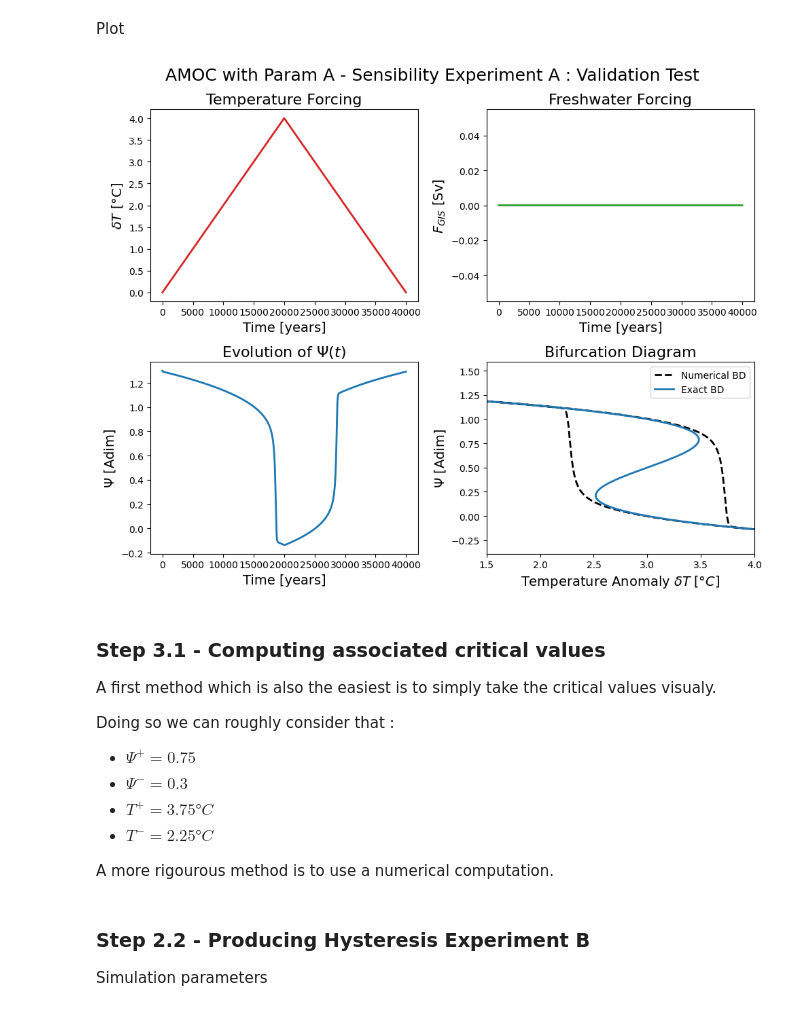
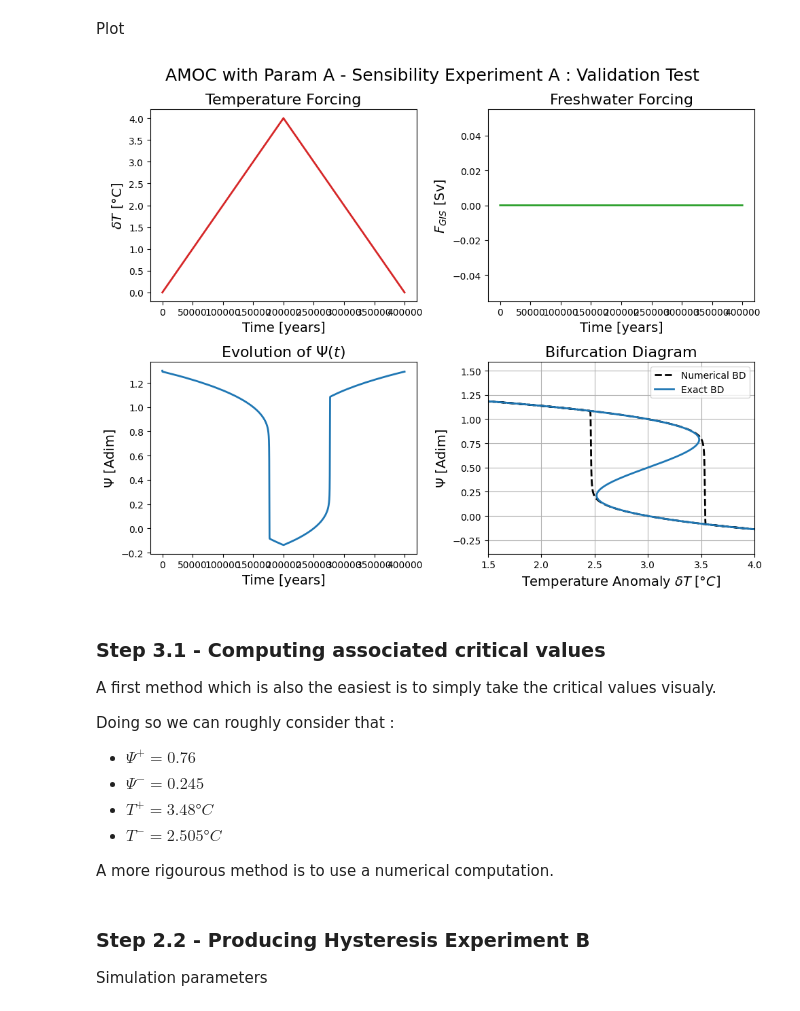
Before and after one commit to AmauryLaridon/LPHYS2299-Master-s-Thesis, a Jupyter notebook: AMOC-GIS Tipping Module/Tipping Module Calibration - Param A/Tipping Module Calibration ParamA.ipynb, the cells around one changed output. Cells and saved outputs as stored; diff of their text form; code cells hidden in the pictures.

```diff
--- a/AMOC-GIS Tipping Module/Tipping Module Calibration - Param A/Tipping Module Calibration ParamA.ipynb
+++ b/AMOC-GIS Tipping Module/Tipping Module Calibration - Param A/Tipping Module Calibration ParamA.ipynb
@@ -108,10 +108,8 @@ def xm_today(op,om,xp) :
 
 def c_A(xp,xm,op,om):
     return (((op*(xm**2))*(xm-3*xp))-(om*(xp**2)*(xp-(3*xm))))/(2*(om-op))
-
 def c_B(xp,xm,op,om):
     return (op*xm**2*(xm-3*xp)-om*xp**2*(xp-3*xm))/(2*(om-op))
-
 def e12(xp,xm,op,om):
     """Definition of the c_12 coefficient cfr. Eq.(f)"""
     return -(xp-xm)**3/(2*(op-om))
@@ -150,7 +148,7 @@ def c2_from_D(xp,xm,op2,om2,op1,om1,T_D):
 ## AMOC ##
 def calib_module_AMOC_ParamA(Psip,Psim,Tp,Tm,Fp,Fm,F_A,T_B):
     """Calibration module for the AMOC with the parametrisation A for the fresh water flux. Direct computation based on Eq.(1)"""
-    Psim = xm_today(Tp, Tm, Psip)
+    #Psim = xm_today(Tp, Tm, Psip)
     a_1 = a(Psip, Psim)
     b_1 = b(Psip,Psim)
     d_1 = d(Psip,Psim, Tp, Tm)
@@ -945,7 +938,7 @@ tau = 50
 Simulation parameters
 # %%
 t0 = 0  # year for the start of the simulation
-tend = 40000  # year for the end of the simulation
+tend = 400000  # year for the end of the simulation
 dt = 1  # iteration time step in years
 y0 = [1.3] # initial value
 # %% [markdown]
@@ -962,12 +955,12 @@ forcing_freshwater = interpolate.interp1d([t0,tend],[F_cst, F_cst],bounds_error=
 Dynamics of the system with prescribed arbitrary coefficients values
 # %%
 def f(t, y):
-    F = forcing_freshwater(t)
-    T = forcing_temperature(t)
+    F_forcing = forcing_freshwater(t)
+    T_forcing = forcing_temperature(t)
 
     dy = np.zeros(1)
 
-    dy[0] = (-y[0] ** 3 + a1_star * y[0] ** 2 + b1_star * y[0] + c1_star + d1_star * T + e12_star * F) / tau
+    dy[0] = (-y[0] ** 3 + a1_star * y[0] ** 2 + b1_star * y[0] + c1_star + d1_star * T_forcing + e12_star * F_forcing) / tau
 
     return dy
 # %% [markdown]
@@ -982,44 +975,44 @@ sol_ExpA = solve_ivp(f, [t0, tend], y0, method="RK45", rtol=10**-6, t_eval=teval
 # %% [markdown]
 Analytical expression of the bifurcation diagram. We are "not supposed" to know that but it will be used to see if our simulations parameters are roughly good in order to retrive the exact bifurcation diagram. It will be also useful four the comparison with the bifurcation diagram of our simplified model.
 # %%
-y = np.linspace(-0.3,1.5,1000)
-T = (y**3-a1_star*y**2-b1_star*y-c1_star-e12_star*F_cst)/d1_star
+y_range = np.linspace(-0.3,1.5,1000)
+T = (y_range**3-a1_star*y_range**2-b1_star*y_range-c1_star-e12_star*F_cst)/d1_star
 # %% [markdown]
 Plot
 # %%
-#fig, [ax1, ax2, ax3, ax4] = plt.subplots(2, 2, figsize=(9, 15))
 fig, axes = plt.subplots(ncols=2, nrows=2, figsize=(10,8))
 ax1, ax2, ax3, ax4 = axes.flatten()
 
 fig.suptitle("AMOC with Param A - Sensibility Experiment A : Validation Test", size=18)
 
 ax1.plot(sol_ExpA.t, forcing_temperature(sol_ExpA.t), lw=2,color="tab:red")
 ax1.set_title("Temperature Forcing", size=16)
 ax1.set_xlabel("Time [years]", fontsize=14)
 ax1.set_ylabel(r"$\delta T$ [°C]", fontsize=14)
 
 ax2.plot(sol_ExpA.t, forcing_freshwater(sol_ExpA.t), lw=2,color="tab:green")
 ax2.set_title("Freshwater Forcing", size=16)
 ax2.set_xlabel("Time [years]", fontsize=14)
 ax2.set_ylabel(r"$F_{GIS}$ [Sv]", fontsize=14)
 
 ax3.plot(sol_ExpA.t, sol_ExpA.y[0], lw=2,color="tab:blue")
 ax3.set_title("Evolution of " + r"$\Psi(t)$", size=16)
 ax3.set_xlabel("Time [years]", fontsize=14)
 ax3.set_ylabel(r"$\Psi$ [Adim]", fontsize=14)
 
 ax4.plot(forcing_temperature(sol_ExpA.t), sol_ExpA.y[0], "k--", lw=2, label="Numerical BD")
-ax4.plot(T,y,color="tab:blue", lw=2, label="Exact BD")
+ax4.plot(T,y_range,color="tab:blue", lw=2, label="Exact BD")
 ax4.set_title("Bifurcation Diagram", size=16)
 ax4.set_xlabel("Temperature Anomaly " + r"$\delta T \; [°C]$", fontsize=14)
 ax4.set_ylabel(r"$\Psi$ [Adim]", fontsize=14)
 ax4.set_xlim((1.5, 4))
+ax4.grid()
 
 plt.legend()
 fig.tight_layout()
 plt.show()
 # %% [output]
-[figure, old version]
+[figure, new version]
 # %% [markdown]
 ### Step 3.1 - Computing associated critical values
 
@@ -1027,10 +1020,10 @@ A first method which is also the easiest is to simply take the critical values v
 
 Doing so we can roughly consider that :
 
-- $\Psi^+ = 0.75$
-- $\Psi^- = 0.3$
-- $T^+ = 3.75°C$
-- $T^- = 2.25°C$
+- $\Psi^+ = 0.76$
+- $\Psi^- = 0.245$
+- $T^+ = 3.48°C$
+- $T^- = 2.505°C$
 
 A more rigourous method is to use a numerical computation.
 # %% [markdown]
```
Also changed, not shown: parts of 25 cells of this notebook, 3 other files.
